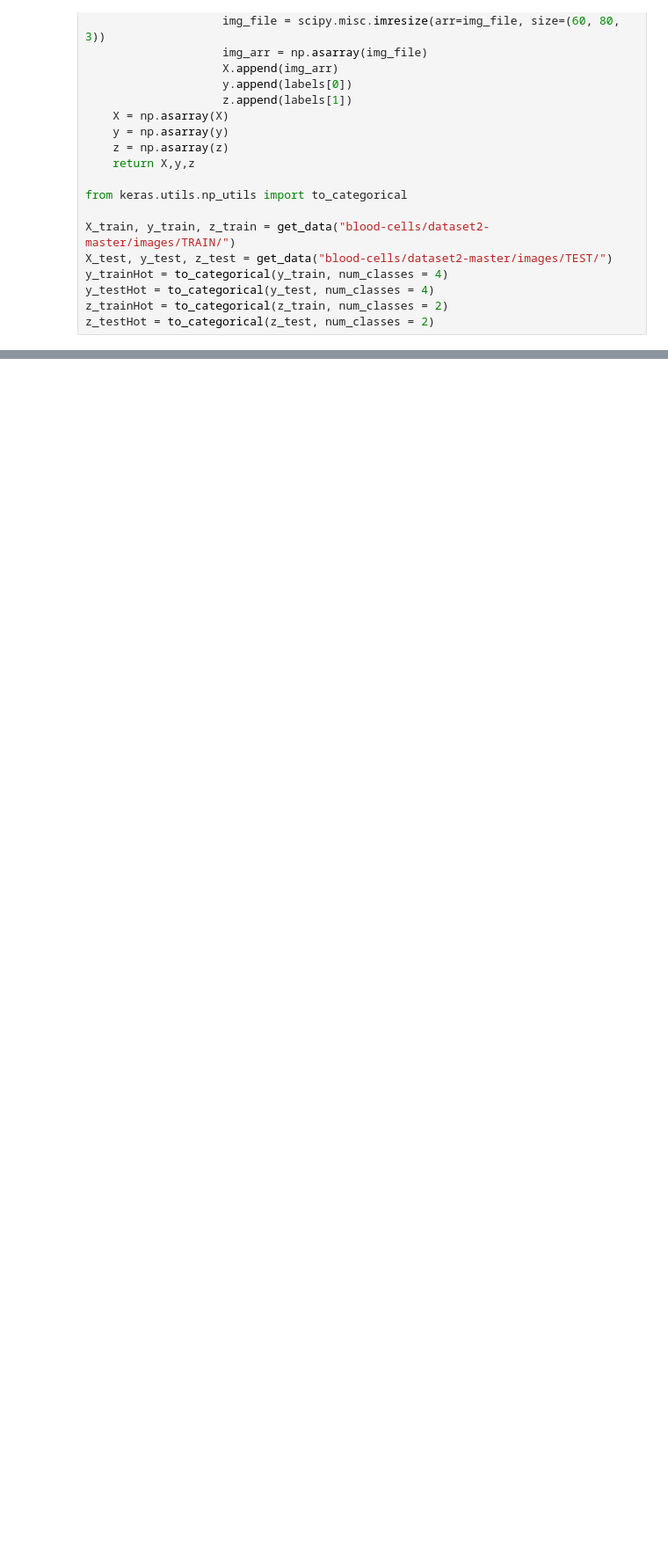
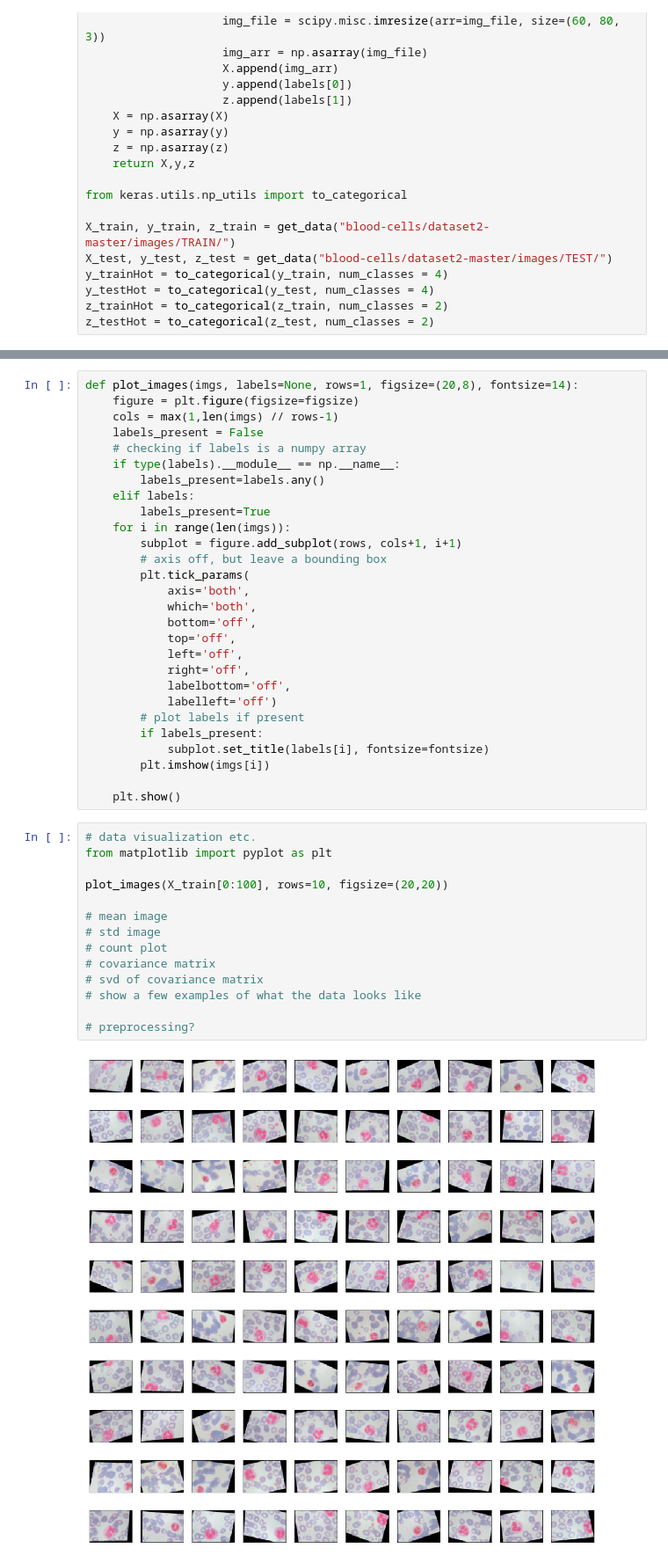
Before and after one commit to dna-witch/blood, a Jupyter notebook: Blood.ipynb, the cells around one changed output, grey strips where cells are left out. Shown at 88% size. Saved outputs shown, nothing was run; the diff lists cells and outputs as text; blank space fills up the shorter version.

Commit message:
Add visualization of images

```diff
--- a/Blood.ipynb
+++ b/Blood.ipynb
@@ -69 +47,45 @@ z_testHot = to_categorical(z_test, num_classes = 2)
+# %%
+def plot_images(imgs, labels=None, rows=1, figsize=(20,8), fontsize=14):
+    figure = plt.figure(figsize=figsize)
+    cols = max(1,len(imgs) // rows-1)
+    labels_present = False
+    # checking if labels is a numpy array
+    if type(labels).__module__ == np.__name__:
+        labels_present=labels.any()
+    elif labels:
+        labels_present=True
+    for i in range(len(imgs)):
+        subplot = figure.add_subplot(rows, cols+1, i+1)
+        # axis off, but leave a bounding box
+        plt.tick_params(
+            axis='both',
+            which='both',
+            bottom='off',
+            top='off',
+            left='off',
+            right='off',
+            labelbottom='off',
+            labelleft='off')
+        # plot labels if present
+        if labels_present:
+            subplot.set_title(labels[i], fontsize=fontsize)
+        plt.imshow(imgs[i])
+
+    plt.show()
+# %%
+# data visualization etc.
+from matplotlib import pyplot as plt
+
+plot_images(X_train[0:100], rows=10, figsize=(20,20))
+
+# mean image
+# std image
+# count plot
+# covariance matrix
+# svd of covariance matrix
+# show a few examples of what the data looks like
+
+# preprocessing?
+# %% [output]
+[figure, added]
 # %%
```
Also changed, not shown: parts of 5 cells of this notebook.
